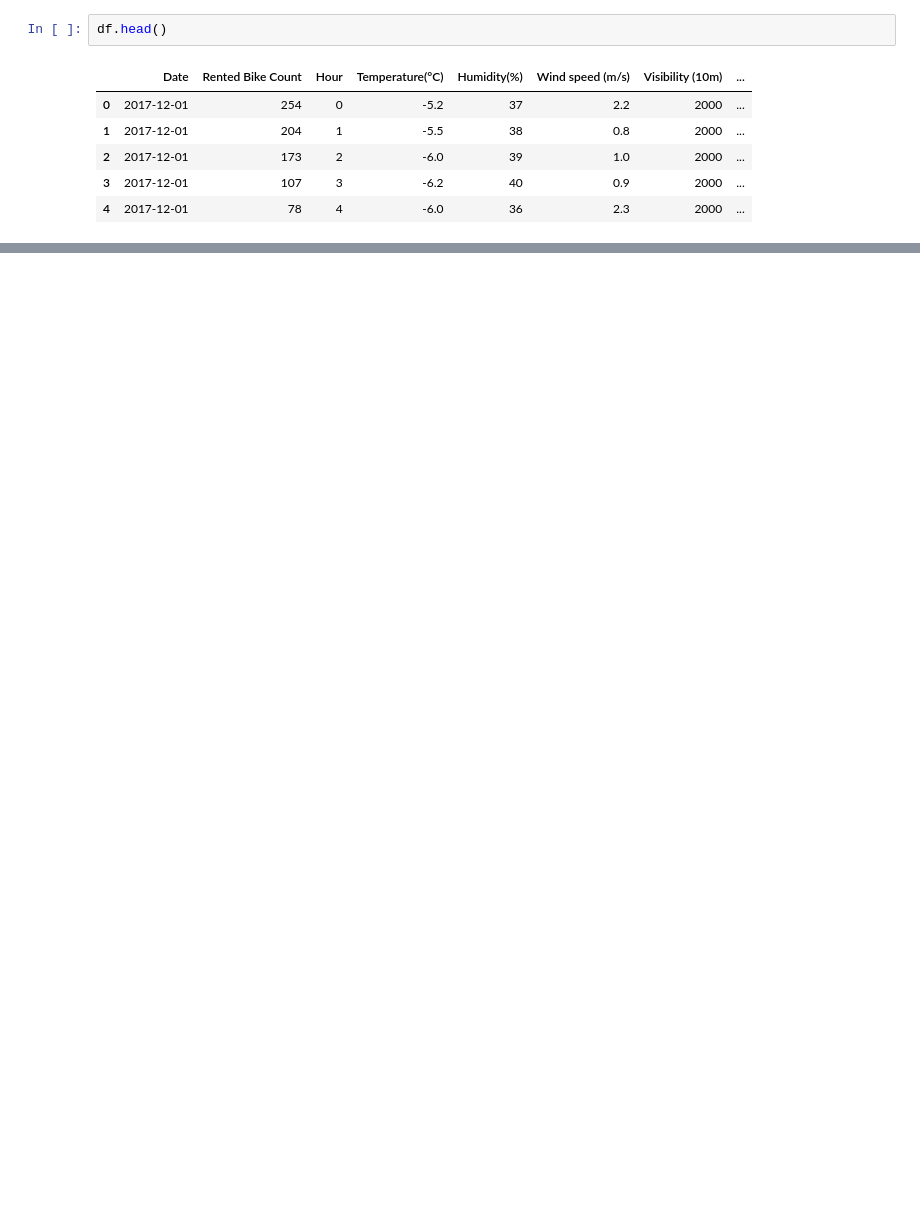
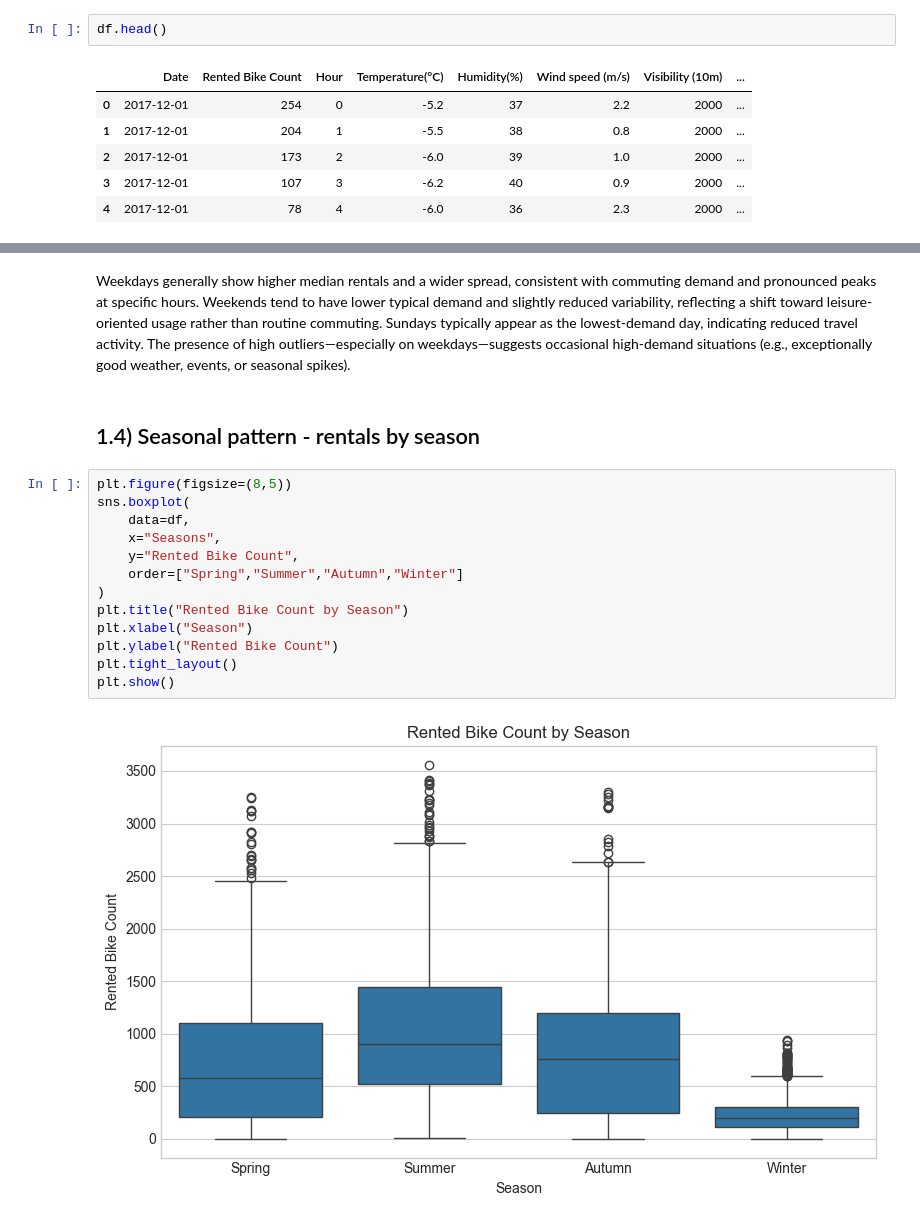
Before and after one commit to antonioi99/dds_group_16, a Jupyter notebook: EDA_Mark.ipynb, the cells around one changed output, grey strips where cells are left out. Drawn from its saved outputs; the diff is of its cells as text; blank space fills up the shorter version.

```diff
--- a/EDA_Mark.ipynb
+++ b/EDA_Mark.ipynb
@@ -196,0 +110,19 @@ No rainfall - high rental, even small amounts of rainfall -> significantly reduc
+# %% [markdown]
+Weekdays generally show higher median rentals and a wider spread, consistent with commuting demand and pronounced peaks at specific hours. Weekends tend to have lower typical demand and slightly reduced variability, reflecting a shift toward leisure-oriented usage rather than routine commuting. Sundays typically appear as the lowest-demand day, indicating reduced travel activity. The presence of high outliers—especially on weekdays—suggests occasional high-demand situations (e.g., exceptionally good weather, events, or seasonal spikes).
+# %% [markdown]
+## 1.4) Seasonal pattern - rentals by season
+# %%
+plt.figure(figsize=(8,5))
+sns.boxplot(
+    data=df,
+    x="Seasons",
+    y="Rented Bike Count",
+    order=["Spring","Summer","Autumn","Winter"]
+)
+plt.title("Rented Bike Count by Season")
+plt.xlabel("Season")
+plt.ylabel("Rented Bike Count")
+plt.tight_layout()
+plt.show()
+# %% [output]
+[figure, added]
```
Also changed, not shown: parts of 63 cells of this notebook, 1 other file.
